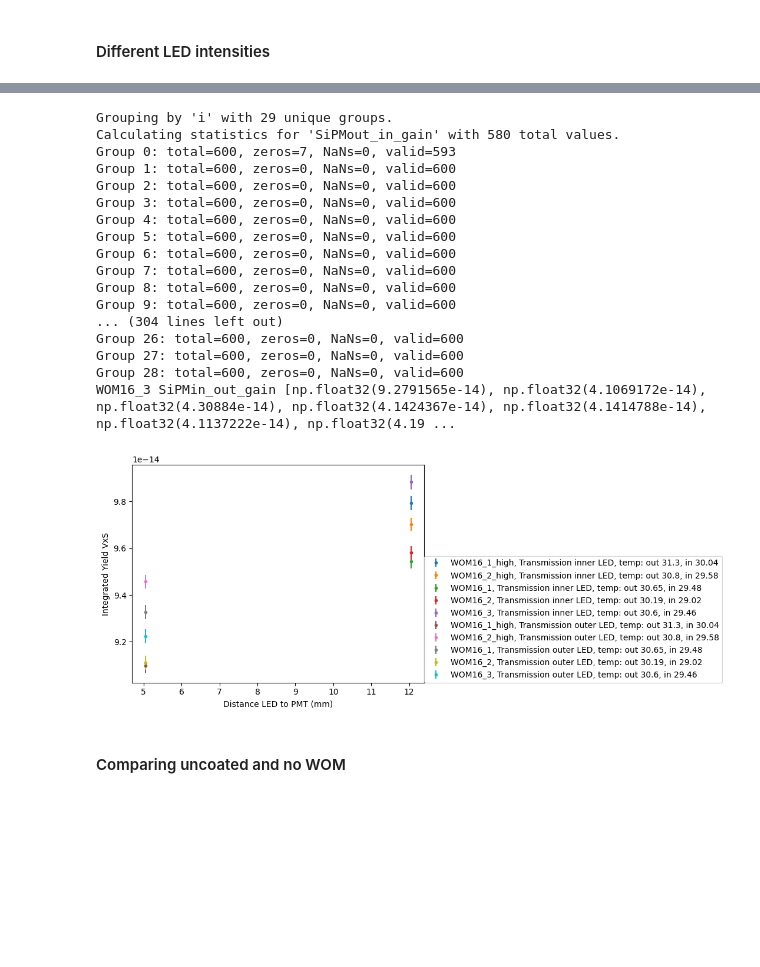
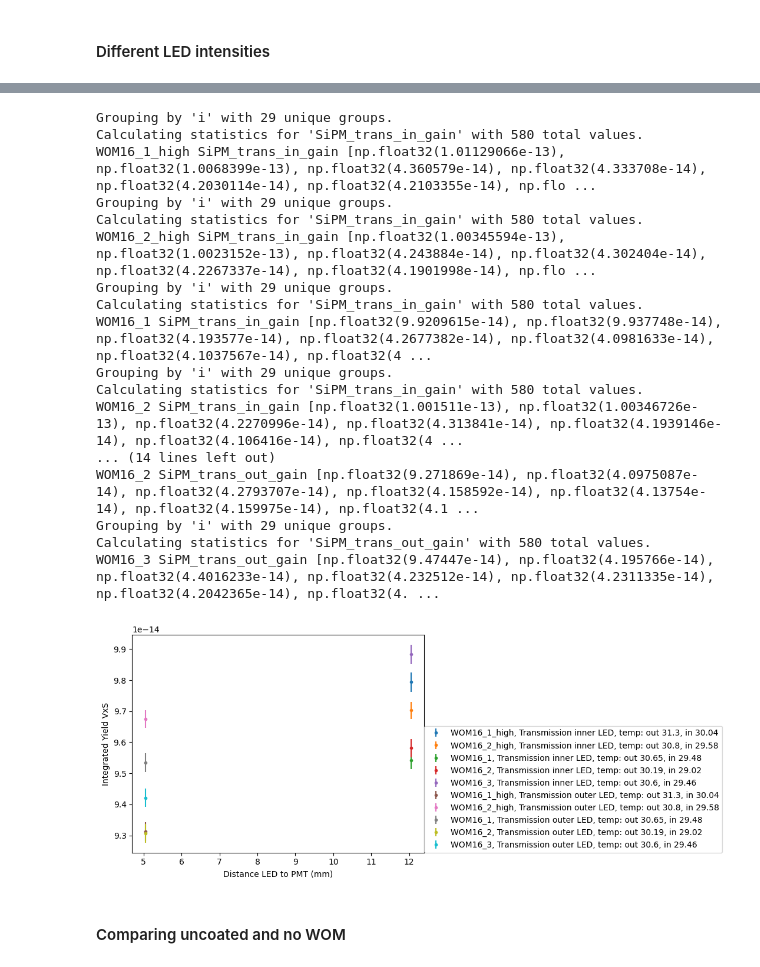
Before and after one commit to idawoestheinrich/wom_quality_control, a Jupyter notebook: code/analysis_ida.ipynb, the cells around one changed output, grey strips where cells are left out. Saved outputs shown, nothing was run; the diff lists cells and outputs as text; code cells hidden in the pictures; blank space fills up the shorter version.

```diff
--- a/code/analysis_ida.ipynb
+++ b/code/analysis_ida.ipynb
@@ -69,7 +71,7 @@ Baseline data not found. Generating...
 # %%
 QC = [WOM11_coupled, WOM11_coupled_2, WOM16_coupled_1, WOM16_coupled_2, WOM7_coupled_1, WOM7_coupled_2]
 labels = ["WOM11 coupled", "WOM11 coupled 2", "WOM16 coupled", "WOM16 coupled 2", "WOM7 coupled", "WOM7 coupled 2"]
-PM_ref = ["SiPMout_in_gain", "SiPMin_out_gain" , "PMT_in", "PMT_out", "SiPMin_in_gain", "SiPMout_out_gain"]#["PMT_in_ref", "PMT_out_ref"]#["SiPMin_in_gain", "SiPMout_out_gain"]#, "SiPMout_in_gain", "SiPMin_in_gain", "PMT_out", "SiPMin_out_gain", "SiPMout_out_gain"]#[
+PM_ref = ["SiPM_trans_in_gain", "SiPM_trans_out_gain" , "PMT_in", "PMT_out", "SiPM_ref_in_gain", "SiPM_ref_out_gain"]#["PMT_in_ref", "PMT_out_ref"]#["SiPM_ref_out_gain", "SiPM_ref_out_gain"]#, "SiPM_trans_in_gain", "SiPM_ref_out_gain", "PMT_out", "SiPM_trans_out_gain", "SiPM_ref_out_gain"]#[
 #YLABELS = ["Transmission inner LED norm. to reference", "Transmission outer norm. to reference", "PMT inner LED norm. to reference", "PMT outer LED norm. to reference"]#["PMT inner LED norm. to reference", "PMT outer LED norm. to reference"]#["PMT inner LED", "PMT outer LED"]#["Reference inner LED", "Reference outer LED"]#["PMT inner LED norm. to reference", "PMT outer LED norm. to reference"]##, "Transmission inner LED", "Reference inner LED", "PMT outer LED", "Transmission outer LED", "Reference outer LED"]
 YLABELS = ["Transmission inner LED", "Transmission outer LED", "PMT inner LED", "PMT outer LED", "SiPMin inner LED", "SiPMout outer LED"]#["PMT inner LED norm. to reference", "PMT outer LED norm. to reference"]#["PMT inner LED", "PMT outer LED"]#["Reference inner LED", "Reference outer LED"]#["PMT inner LED norm. to reference", "PMT outer LED norm. to reference"]##, "Transmission inner LED", "Reference inner LED", "PMT outer LED", "Transmission outer LED", "Reference outer LED"]
 #colors = ["green", "red", "blue", "orange"]  #"darkgreen", "green", "pink",darkblue", "orange", "darkorange", "brown"]
@@ -236,9 +256,9 @@ Baseline data not found. Generating...
 # %%
 QC = [WOM16_1_high, WOM16_2_high, WOM16_1, WOM16_2, WOM16_3]#WOM16_1, WOM16_2, WOM16_3, bottom_1, bottom_2, top_1, top_2]#, #, qc0, qc90, qc180, qc270]# qcthin]#, qc1, qc2, qc3] qc11, qc11_2, WOM 11", "WOM 11 2",
 labels = ["WOM16_1_high", "WOM16_2_high", "WOM16_1", "WOM16_2", "WOM16_3"]#"WOM16_1", "WOM16_2", "WOM16_3", "bottom_1", "bottom_2", "top_1", "top_2"]##["WOM11 without optical coupling","WOM11 without optical coupling 2", "WOM11 without optical coupling 3"]#["WOM 11 0degrees", "WOM 11 90degrees", "WOM 11 180degrees","WOM 11 270degrees"]#["WOM11", "WOM11 2", "WOM１ 3", "WOM１ wo optical coupling", "WOM 6", "WOM １6","WOM １6 2", "WOM 7" ,"WOM 7 2","WOM 7 3", "WOM thin coating", "Bleached WOM １", "Bleached WOM ２", "Bleached WOM ３"]
-#PM_ref = ["PMT_in_ref", "SiPMout_in_gain_ref", "PMT_out_ref", "SiPMin_out_gain_ref"]
-#PM_ref = ["SiPMout_in_gain_ref", "SiPMin_out_gain_ref" , "PMT_in_ref", "PMT_out_ref", "SiPMin_in_gain_ref", "SiPMout_out_gain_ref"]# "SiPMin_in_gain", "SiPMout_out_gain"]#["PMT_in_ref", "PMT_out_ref"]#["SiPMin_in_gain", "SiPMout_out_gain"]#, "SiPMout_in_gain", "SiPMin_in_gain", "PMT_out", "SiPMin_out_gain", "SiPMout_out_gain"]#[
-PM_ref = ["SiPMout_in_gain", "SiPMin_out_gain"]# , "PMT_in", "PMT_out", "SiPMin_in_gain", "SiPMout_out_gain"]# "SiPMin_in_gain", "SiPMout_out_gain"]#["PMT_in_ref", "PMT_out_ref"]#["SiPMin_in_gain", "SiPMout_out_gain"]#, "SiPMout_in_gain", "SiPMin_in_gain", "PMT_out", "SiPMin_out_gain", "SiPMout_out_gain"]#[
+#PM_ref = ["PMT_in_ref", "SiPM_trans_in_gain_ref", "PMT_out_ref", "SiPM_trans_out_gain_ref"]
+#PM_ref = ["SiPM_trans_in_gain_ref", "SiPM_trans_out_gain_ref" , "PMT_in_ref", "PMT_out_ref", "SiPM_ref_out_gain_ref", "SiPM_ref_out_gain_ref"]# "SiPM_ref_out_gain", "SiPM_ref_out_gain"]#["PMT_in_ref", "PMT_out_ref"]#["SiPM_ref_out_gain", "SiPM_ref_out_gain"]#, "SiPM_trans_in_gain", "SiPM_ref_out_gain", "PMT_out", "SiPM_trans_out_gain", "SiPM_ref_out_gain"]#[
+PM_ref = ["SiPM_trans_in_gain", "SiPM_trans_out_gain"]# , "PMT_in", "PMT_out", "SiPM_ref_out_gain", "SiPM_ref_out_gain"]# "SiPM_ref_out_gain", "SiPM_ref_out_gain"]#["PMT_in_ref", "PMT_out_ref"]#["SiPM_ref_out_gain", "SiPM_ref_out_gain"]#, "SiPM_trans_in_gain", "SiPM_ref_out_gain", "PMT_out", "SiPM_trans_out_gain", "SiPM_ref_out_gain"]#[
 
 YLABELS = ["Transmission inner LED", "Transmission outer LED", "PMT inner LED", "PMT outer LED", "SiPMin inner LED", "SiPMout outer LED"]#["PMT inner LED norm. to reference", "PMT outer LED norm. to reference"]#["PMT inner LED", "PMT outer LED"]#["Reference inner LED", "Reference outer LED"]#["PMT inner LED norm. to reference", "PMT outer LED norm. to reference"]##, "Transmission inner LED", "Reference inner LED", "PMT outer LED", "Transmission outer LED", "Reference outer LED"]
 
@@ -256,50 +276,50 @@ u, o = None, None#1, -1#None#3, -2#4, -3#2, -2 #
 for ylabel, pm in zip(YLABELS, PM_ref):
     for qc in QC:
         x, groups, mean, std, err = qc.grouped_mean_std(
             value_col=pm,
             group_col=group_col,
         )
         print(labels[QC.index(qc)], pm, mean)
         #if "_out" in pm:
         #    mean = np.array(mean)/factor
         #    err = np.array(err)/factor
         if u is not None and o is not None :
             plt.errorbar(x[u:o]+a, mean[u:o], yerr=err[u:o], fmt = ".", label=f"{labels[QC.index(qc)]}, {ylabel}, temp: out {round(np.mean(qc.integrated_data["temp_out"]), 2)}, in {round(np.mean(qc.integrated_data["temp_in"]), 2)}")
         else:
             plt.errorbar(x[-1:]+a, mean[-1:], yerr=err[-1:], fmt = ".", label=f"{labels[QC.index(qc)]}, {ylabel}, temp: out {round(np.mean(qc.integrated_data["temp_out"]), 2)}, in {round(np.mean(qc.integrated_data["temp_in"]), 2)}")
 
 
         #a += 1
     plt.legend(loc = (1,0))
     if group_col == "i":
         plt.xlabel("Distance LED to PMT (mm)")
     else:
         plt.xlabel(r"Rotation $\phi$ [°]")
     if "ref" in pm:
         plt.ylabel(f"Integrated Yield normalized to reference [a.u.]")
     else:
         plt.ylabel(f"Integrated Yield VxS")# normalized to reference [a.u.]")
 
     #plt.show()
 # %% [output]
 Grouping by 'i' with 29 unique groups.
-Calculating statistics for 'SiPMout_in_gain' with 580 total values.
-Group 0: total=600, zeros=7, NaNs=0, valid=593
-Group 1: total=600, zeros=0, NaNs=0, valid=600
-Group 2: total=600, zeros=0, NaNs=0, valid=600
-Group 3: total=600, zeros=0, NaNs=0, valid=600
-Group 4: total=600, zeros=0, NaNs=0, valid=600
-Group 5: total=600, zeros=0, NaNs=0, valid=600
-Group 6: total=600, zeros=0, NaNs=0, valid=600
-Group 7: total=600, zeros=0, NaNs=0, valid=600
-Group 8: total=600, zeros=0, NaNs=0, valid=600
-Group 9: total=600, zeros=0, NaNs=0, valid=600
-... (304 lines left out)
-Group 26: total=600, zeros=0, NaNs=0, valid=600
-Group 27: total=600, zeros=0, NaNs=0, valid=600
-Group 28: total=600, zeros=0, NaNs=0, valid=600
-WOM16_3 SiPMin_out_gain [np.float32(9.2791565e-14), np.float32(4.1069172e-14), np.float32(4.30884e-14), np.float32(4.1424367e-14), np.float32(4.1414788e-14), np.float32(4.1137222e-14), np.float32(4.19 ...
+Calculating statistics for 'SiPM_trans_in_gain' with 580 total values.
+WOM16_1_high SiPM_trans_in_gain [np.float32(1.01129066e-13), np.float32(1.0068399e-13), np.float32(4.360579e-14), np.float32(4.333708e-14), np.float32(4.2030114e-14), np.float32(4.2103355e-14), np.flo ...
+Grouping by 'i' with 29 unique groups.
+Calculating statistics for 'SiPM_trans_in_gain' with 580 total values.
+WOM16_2_high SiPM_trans_in_gain [np.float32(1.00345594e-13), np.float32(1.0023152e-13), np.float32(4.243884e-14), np.float32(4.302404e-14), np.float32(4.2267337e-14), np.float32(4.1901998e-14), np.flo ...
+Grouping by 'i' with 29 unique groups.
+Calculating statistics for 'SiPM_trans_in_gain' with 580 total values.
+WOM16_1 SiPM_trans_in_gain [np.float32(9.9209615e-14), np.float32(9.937748e-14), np.float32(4.193577e-14), np.float32(4.2677382e-14), np.float32(4.0981633e-14), np.float32(4.1037567e-14), np.float32(4 ...
+Grouping by 'i' with 29 unique groups.
+Calculating statistics for 'SiPM_trans_in_gain' with 580 total values.
+WOM16_2 SiPM_trans_in_gain [np.float32(1.001511e-13), np.float32(1.00346726e-13), np.float32(4.2270996e-14), np.float32(4.313841e-14), np.float32(4.1939146e-14), np.float32(4.106416e-14), np.float32(4 ...
+... (14 lines left out)
+WOM16_2 SiPM_trans_out_gain [np.float32(9.271869e-14), np.float32(4.0975087e-14), np.float32(4.2793707e-14), np.float32(4.158592e-14), np.float32(4.13754e-14), np.float32(4.159975e-14), np.float32(4.1 ...
+Grouping by 'i' with 29 unique groups.
+Calculating statistics for 'SiPM_trans_out_gain' with 580 total values.
+WOM16_3 SiPM_trans_out_gain [np.float32(9.47447e-14), np.float32(4.195766e-14), np.float32(4.4016233e-14), np.float32(4.232512e-14), np.float32(4.2311335e-14), np.float32(4.2042365e-14), np.float32(4. ...
-[figure, old version]
+[figure, new version]
 # %% [markdown]
 #### Comparing uncoated and no WOM
 # %%
```
Also changed, not shown: parts of 57 cells of this notebook, 4 other files.
